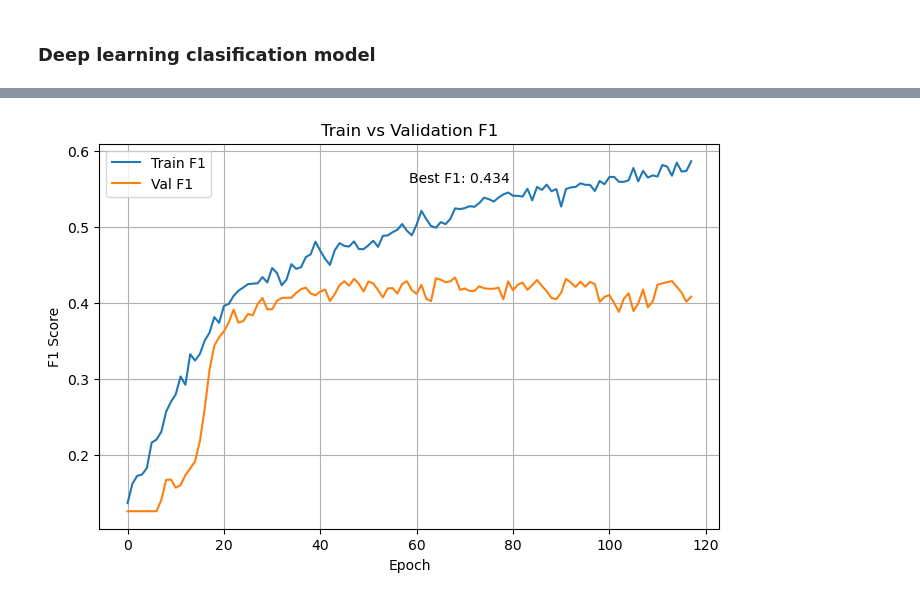
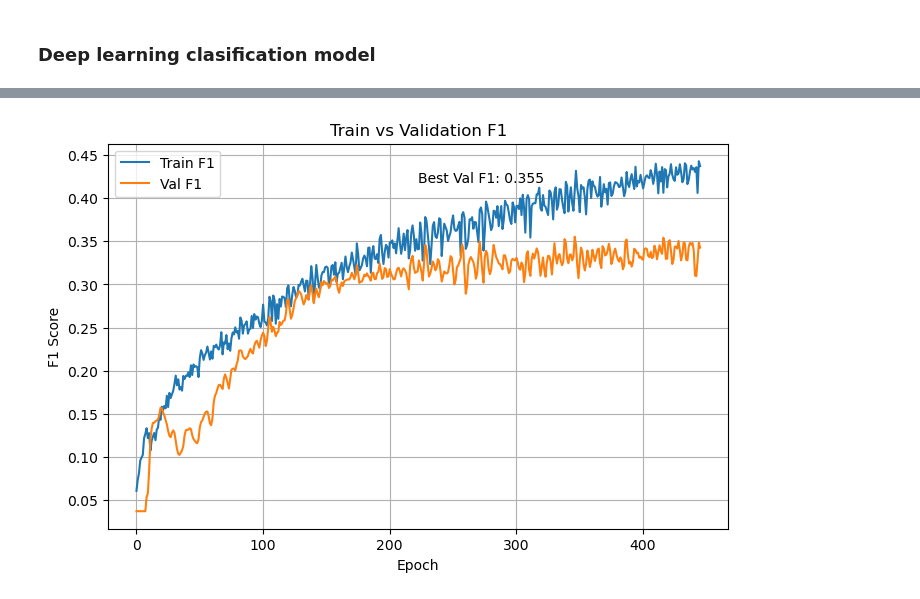
Before and after one commit to rubarriuso/TFM, a Jupyter notebook: modelado/DL_classification.ipynb, the cells around one changed output, grey strips where cells are left out. Saved outputs shown, nothing was run; the diff lists cells and outputs as text; code cells hidden in the pictures.

```diff
--- a/modelado/DL_classification.ipynb
+++ b/modelado/DL_classification.ipynb
@@ -418,28 +540,28 @@ def compute_metrics_multiclass(y_true, y_pred):
         "acc": accuracy_score(y_true, y_pred),
 
         # Class 1
-        "precision_1": precision_score(y_true, y_pred, labels=[1], average="macro", zero_division=0),
-        "recall_1": recall_score(y_true, y_pred, labels=[1], average="macro", zero_division=0),
-        "f1_1": f1_score(y_true, y_pred, labels=[1], average="macro", zero_division=0),
+        "precision_1": precision_score(y_true, y_pred, labels=[1], average="micro", zero_division=0),
+        "recall_1": recall_score(y_true, y_pred, labels=[1], average="micro", zero_division=0),
+        "f1_1": f1_score(y_true, y_pred, labels=[1], average="micro", zero_division=0),
 
         # Class 2
-        "precision_2": precision_score(y_true, y_pred, labels=[2], average="macro", zero_division=0),
-        "recall_2": recall_score(y_true, y_pred, labels=[2], average="macro", zero_division=0),
-        "f1_2": f1_score(y_true, y_pred, labels=[2], average="macro", zero_division=0),
+        "precision_2": precision_score(y_true, y_pred, labels=[2], average="micro", zero_division=0),
+        "recall_2": recall_score(y_true, y_pred, labels=[2], average="micro", zero_division=0),
+        "f1_2": f1_score(y_true, y_pred, labels=[2], average="micro", zero_division=0),
     }
 
 
 out_hw = y_train.shape[1:]
 device = torch.device("cuda" if torch.cuda.is_available() else "cpu")
-model = UNet3D(in_channels=in_channels, out_hw=out_hw).to(device)
+model = CNNAttention(in_channels=in_channels, out_hw=out_hw).to(device)
 
-optimizer = torch.optim.AdamW(model.parameters(), lr=5e-4)
-weights = torch.tensor([1.0, 3.0, 2.0]).to(device)
+optimizer = torch.optim.AdamW(model.parameters(), lr=1e-4)
+weights = torch.tensor([1.0, 2.0, 3.0]).to(device)
 
 best_val_f1 = -float("inf")
-patience = 50
+patience = 100
 counter = 0
-epochs = 500
+epochs = 1000
 
 train_f1_history = []
 val_f1_history = []
@@ -565,2 +687,2 @@ Epoch 118/500 | Loss: 0.5179 | F1_1: 0.411 | F1_2: 0.406 | Acc: 0.781 | P1: 0.44
 Early stopping
-[figure, old version]
+[figure, new version]
```
Also changed, not shown: parts of 5 cells of this notebook, 6 other files.
